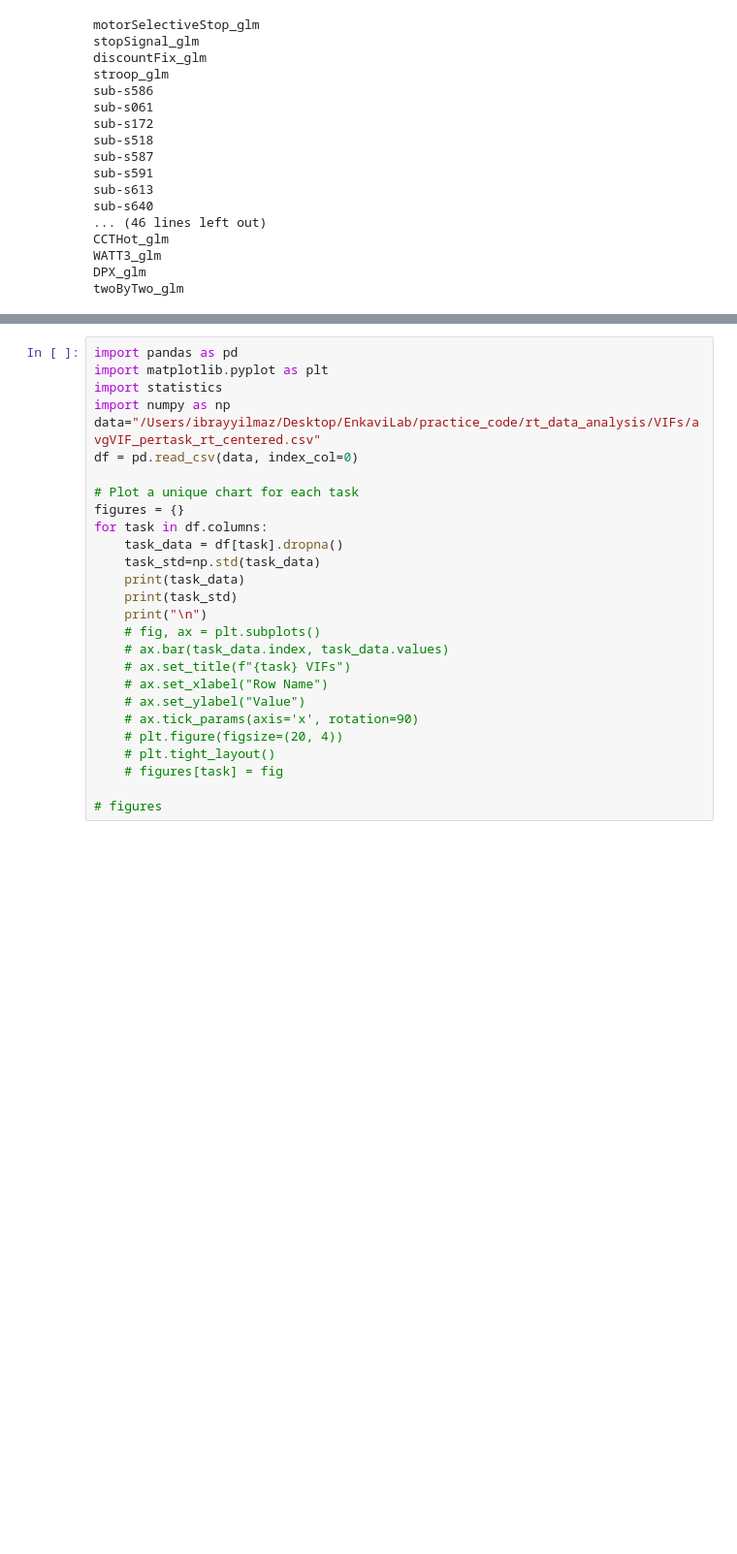
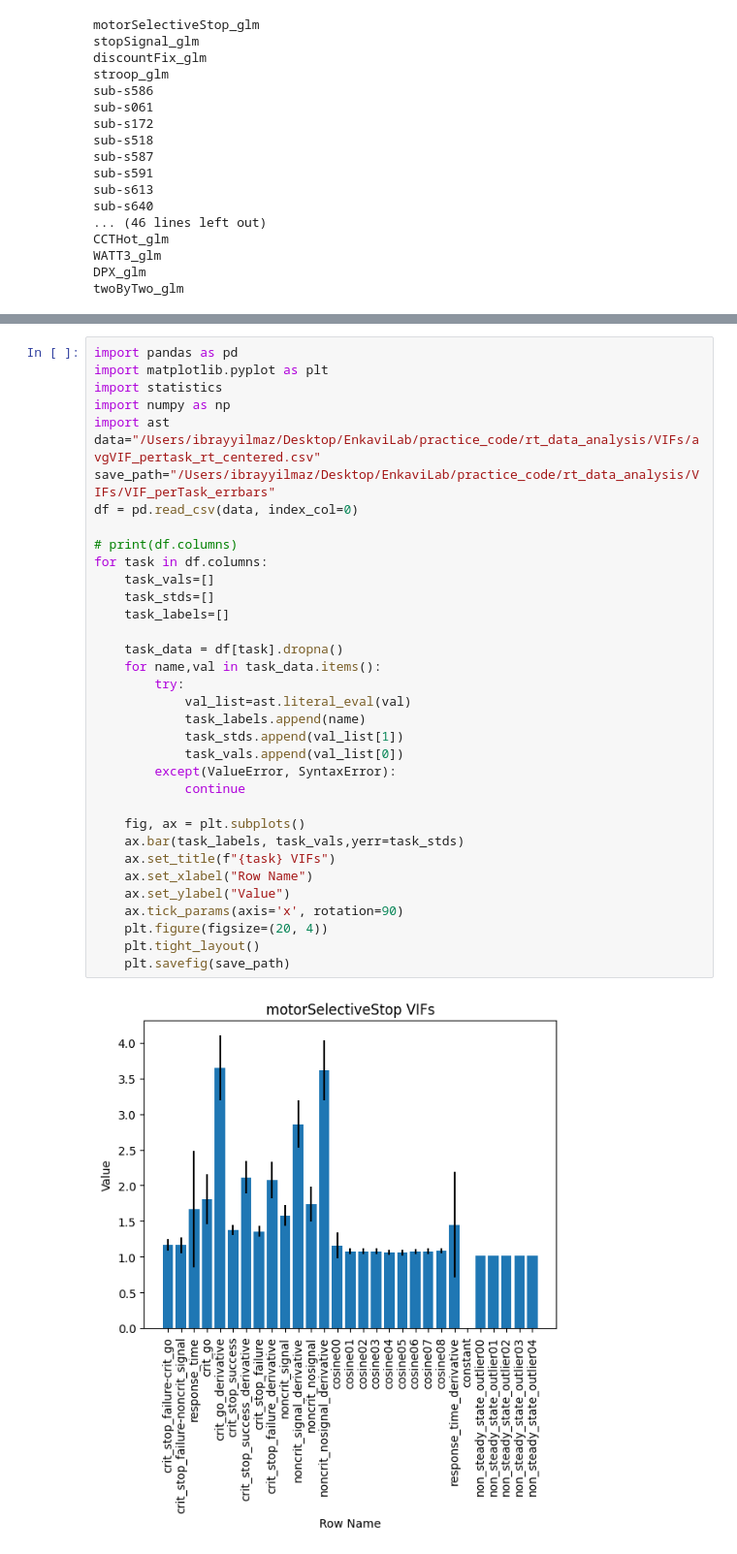
Before and after one commit to ulasayyilmaz/rt_data_analysis, a Jupyter notebook: try.ipynb, the cells around one changed output, grey strips where cells are left out. Shown at 97% size. Saved outputs shown, nothing was run; the diff lists cells and outputs as text; blank space fills up the shorter version.

Commit message:
task vifs saved with error bars

```diff
--- a/try.ipynb
+++ b/try.ipynb
@@ -107,28 +102,37 @@ TypeError: 'float' object is not iterable
 # %%
 import pandas as pd
 import matplotlib.pyplot as plt
 import statistics
 import numpy as np
+import ast
 data="/Users/ibrayyilmaz/Desktop/EnkaviLab/practice_code/rt_data_analysis/VIFs/avgVIF_pertask_rt_centered.csv"
+save_path="/Users/ibrayyilmaz/Desktop/EnkaviLab/practice_code/rt_data_analysis/VIFs/VIF_perTask_errbars"
 df = pd.read_csv(data, index_col=0)
 
-# Plot a unique chart for each task
-figures = {}
+# print(df.columns)
 for task in df.columns:
+    task_vals=[]
+    task_stds=[]
+    task_labels=[]
+
     task_data = df[task].dropna()
-    task_std=np.std(task_data)
-    print(task_data)
-    print(task_std)
-    print("\n")
-    # fig, ax = plt.subplots()
-    # ax.bar(task_data.index, task_data.values)
-    # ax.set_title(f"{task} VIFs")
-    # ax.set_xlabel("Row Name")
-    # ax.set_ylabel("Value")
-    # ax.tick_params(axis='x', rotation=90)
-    # plt.figure(figsize=(20, 4))
-    # plt.tight_layout()
-    # figures[task] = fig
+    for name,val in task_data.items():
+        try:
+            val_list=ast.literal_eval(val)
+            task_labels.append(name)
+            task_stds.append(val_list[1])
+            task_vals.append(val_list[0])
+        except(ValueError, SyntaxError):
+            continue
 
-# figures
+    fig, ax = plt.subplots()
+    ax.bar(task_labels, task_vals,yerr=task_stds)
+    ax.set_title(f"{task} VIFs")
+    ax.set_xlabel("Row Name")
+    ax.set_ylabel("Value")
+    ax.tick_params(axis='x', rotation=90)
+    plt.figure(figsize=(20, 4))
+    plt.tight_layout()
+    plt.savefig(save_path)
 # %% [output]
+[figure, added]
```
Also changed, not shown: parts of 2 cells of this notebook, 18 other files.
